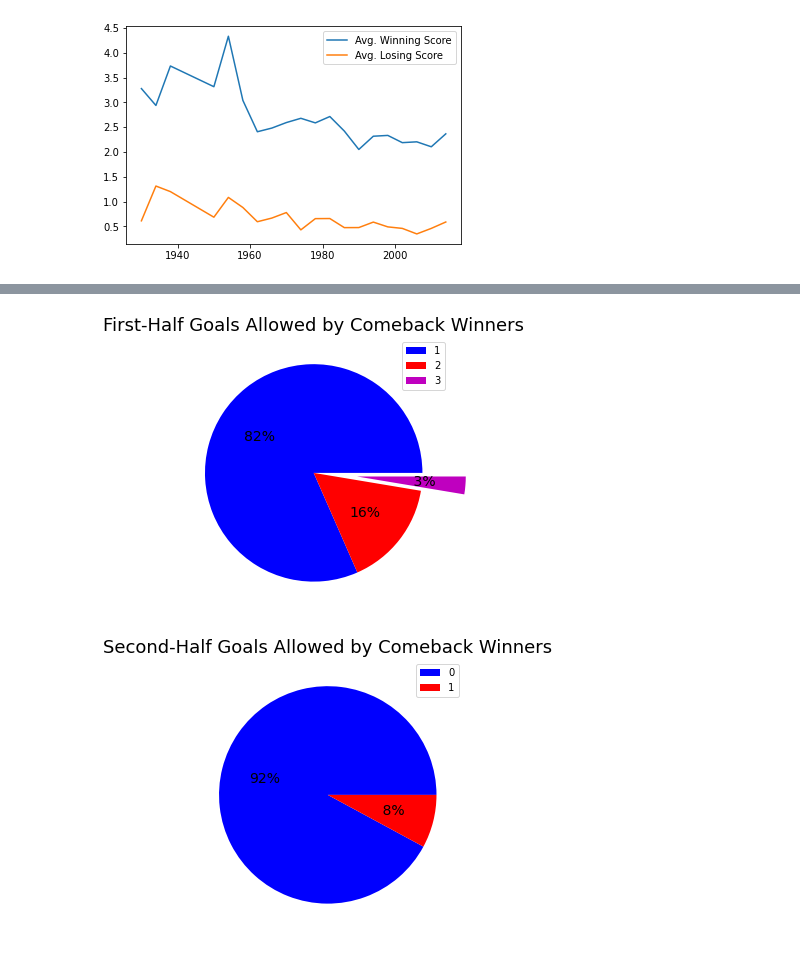
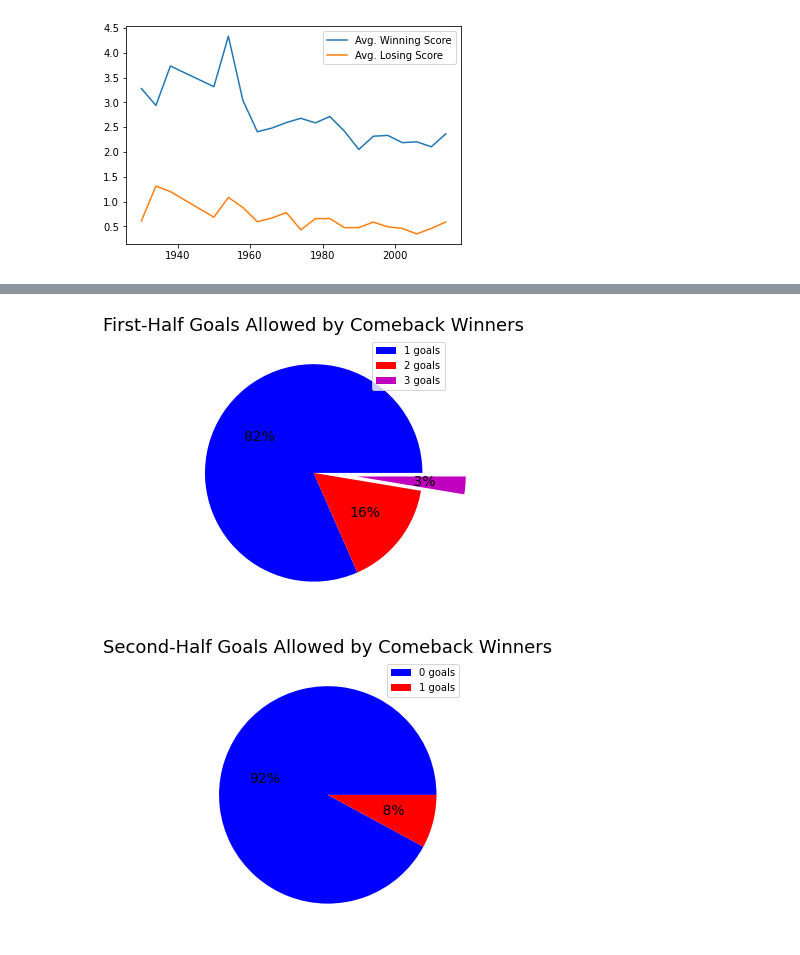
Before and after one commit to ian-zukowski/World_Cup_Analysis, a Jupyter notebook: World Cup Analysis.ipynb, the cells around one changed output, grey strips where cells are left out. Cells and saved outputs as stored; diff of their text form; code cells hidden in the pictures.

```diff
--- a/World Cup Analysis.ipynb
+++ b/World Cup Analysis.ipynb
@@ -164,3 +165,8 @@ matches.loc[matches['winner']=='Yugoslavia']
 | 527 | 8735 | 1014 | 1998-06-14 | 1998 | France | Saint-Étienne | Stade Geoffroy Guichard | 30600.00 | Group F | Yugoslavia | ... |
 | 559 | 8768 | 1014 | 1998-06-25 | 1998 | France | Nantes | La Beaujoire | 35500.00 | Group F | United States | ... |
 16 rows × 24 columns
+# %%
+# Change stage results where it says 'group' something to just 'group'
+stages = matches['stage']
+
+stages.unique()
@@ -166,0 +179,6 @@ matches.loc[matches['winner']=='Yugoslavia']
+# %%
+stages = stages.replace(r'Group \d','Groups',regex=True)
+stages = stages.replace(r'Group [ABCDEFGH]','Groups',regex=True)
+stages = stages.replace(r' Groups','Groups',regex=True)
+
+stages.unique()
@@ -166,0 +188,4 @@ matches.loc[matches['winner']=='Yugoslavia']
+# %%
+matches['stage'] = stages
+
+matches
@@ -321,28 +367,36 @@ labels_adj = []
 
 for i in range(len(labels)):
     labels_adj.append(int(labels[i]))
+    labels_adj[i] = f'{labels_adj[i]} goals'
 
 ax.set_title('First-Half Goals Allowed by Comeback Winners', fontsize=18)
 ax.pie(losing_score_half1_group, autopct='%2.0f%%',
        colors=['b','r','m'], explode=[0,0,0.4],
       textprops={'fontsize': 14})
 ax.legend(labels_adj)
+
+plt.savefig(f'{comeback_url}/Comeback_Goals_Allowed_Half1')
+
 fig.show()
 # %% [output]
-[figure, old version]
+[figure, new version]
 # %%
 fig,ax = plt.subplots(figsize=(20,5))
 
 labels = losing_score_half2_group.index
 labels_adj = []
 
 for i in range(len(labels)):
     labels_adj.append(int(labels[i]))
+    labels_adj[i] = f'{labels_adj[i]} goals'
 
 ax.set_title('Second-Half Goals Allowed by Comeback Winners', fontsize=18)
 ax.pie(losing_score_half2_group, autopct='%2.0f%%', colors=['b','r'],
       textprops={'fontsize': 14})
 ax.legend(labels_adj)
+
+plt.savefig(f'{comeback_url}/Comeback_Goals_Allowed_Half2')
+
 fig.show()
 # %% [output]
-[figure, old version]
+[figure, new version]
```
Also changed, not shown: parts of 21 cells of this notebook, 6 other files.
